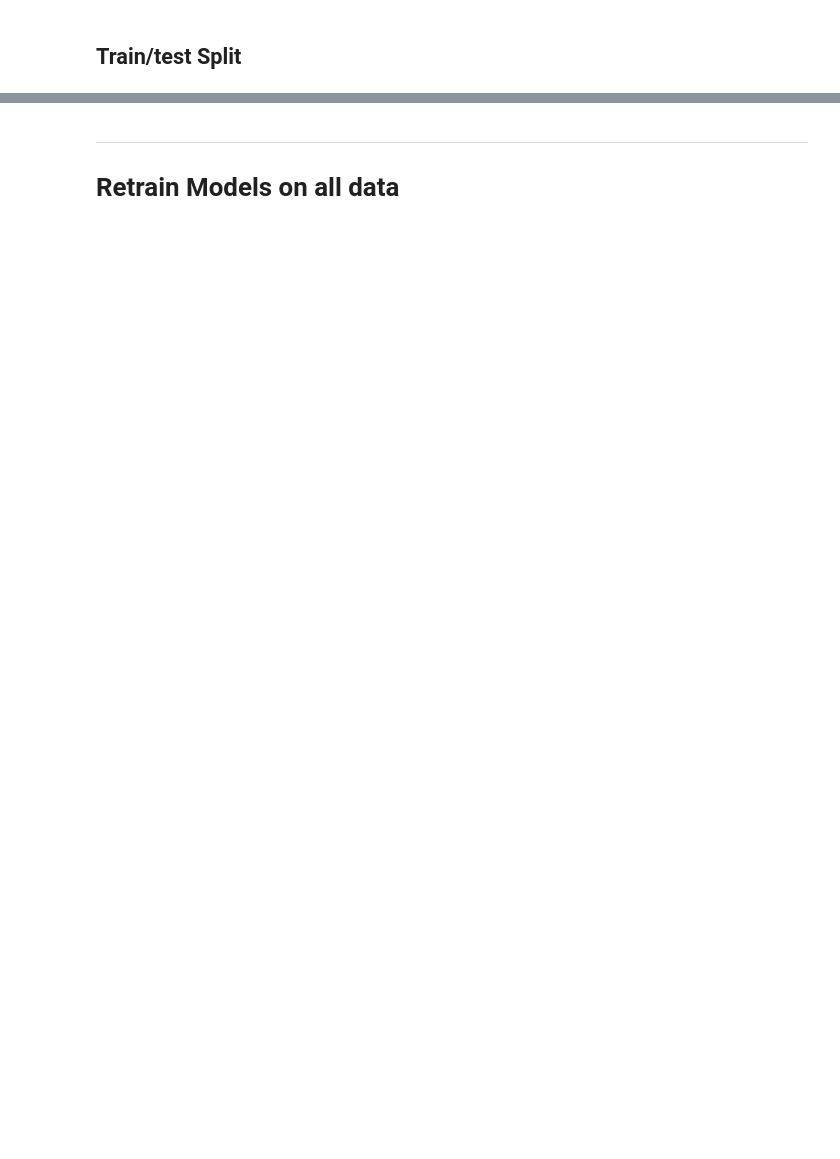
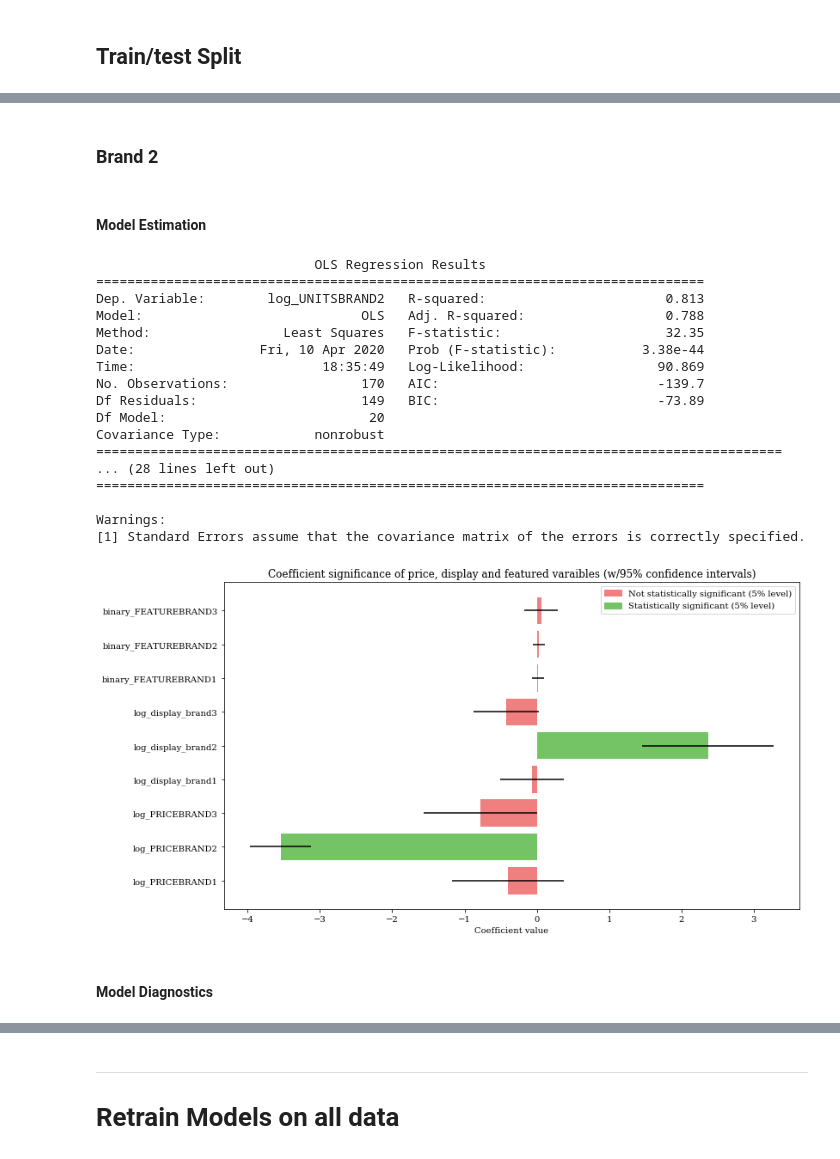
Before and after one commit to julian-west/marketing-resource-allocation, a Jupyter notebook: report/notebooks/01_regression_modelling.ipynb, the cells around one changed output, grey strips where cells are left out. Saved outputs shown, nothing was run; the diff lists cells and outputs as text; code cells hidden in the pictures; blank space fills up the shorter version.

```diff
--- a/report/notebooks/01_regression_modelling.ipynb
+++ b/report/notebooks/01_regression_modelling.ipynb
@@ -364,0 +353,41 @@ plot_diagnostics(brand3_model1_train, "Brand 3 (train)")
+# %% [markdown]
+### Brand 2
+# %% [markdown]
+#### Model Estimation
+# %%
+#use estimate_ols function from `utils.py`, this will save the output to the '../results/' folder
+brand2_model1_train = estimate_ols(target_col='log_UNITSBRAND2',
+                                   feature_cols=model1_features,
+                                   df=train,
+                                   model_name='brand2_model1_train')
+
+#save result to results dictionary
+model_validation_results['brand2_model1'] = {}
+model_validation_results['brand2_model1']['r2'] = brand2_model1_train.rsquared
+
+print(brand2_model1_train.summary())
+print("\n"*2)
+plot_coef_conf_int(brand2_model1_train)
+plt.savefig(f"{VISUALISATION_FOLDER}/brand2_model1_train_significance.png")
+plt.show()
+# %% [output]
+                            OLS Regression Results
+==============================================================================
+Dep. Variable:        log_UNITSBRAND2   R-squared:                       0.813
+Model:                            OLS   Adj. R-squared:                  0.788
+Method:                 Least Squares   F-statistic:                     32.35
+Date:                Fri, 10 Apr 2020   Prob (F-statistic):           3.38e-44
+Time:                        18:35:49   Log-Likelihood:                 90.869
+No. Observations:                 170   AIC:                            -139.7
+Df Residuals:                     149   BIC:                            -73.89
+Df Model:                          20
+Covariance Type:            nonrobust
+========================================================================================
+... (28 lines left out)
+==============================================================================
+
+Warnings:
+[1] Standard Errors assume that the covariance matrix of the errors is correctly specified.
+[figure, added]
+# %% [markdown]
+#### Model Diagnostics
```
Also changed, not shown: parts of 43 cells of this notebook, 13 other files.
